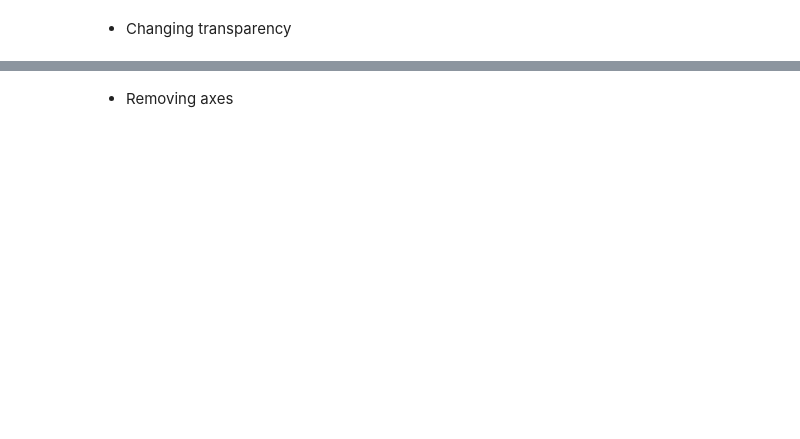
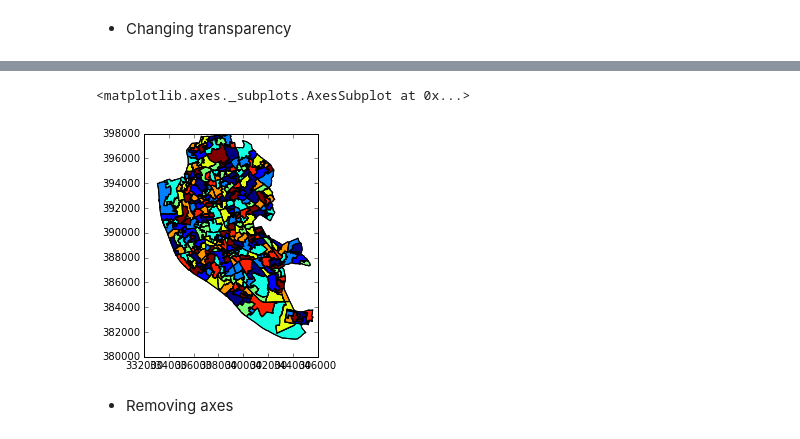
Before and after one commit to darribas/gds15, a Jupyter notebook: content/labs/lab_03.ipynb, the cells around one changed output, grey strips where cells are left out. Saved outputs shown, nothing was run; the diff lists cells and outputs as text; code cells hidden in the pictures; blank space fills up the shorter version.

```diff
--- a/content/labs/lab_03.ipynb
+++ b/content/labs/lab_03.ipynb
@@ -114,2 +125,7 @@ namp.plot()
+# %%
+lsoas.plot(alpha=1)
+# %% [output]
+<matplotlib.axes._subplots.AxesSubplot at 0x...>
+[figure, added]
 # %% [markdown]
 * Removing axes
```
Also changed, not shown: parts of 25 cells of this notebook, 38 other files.
